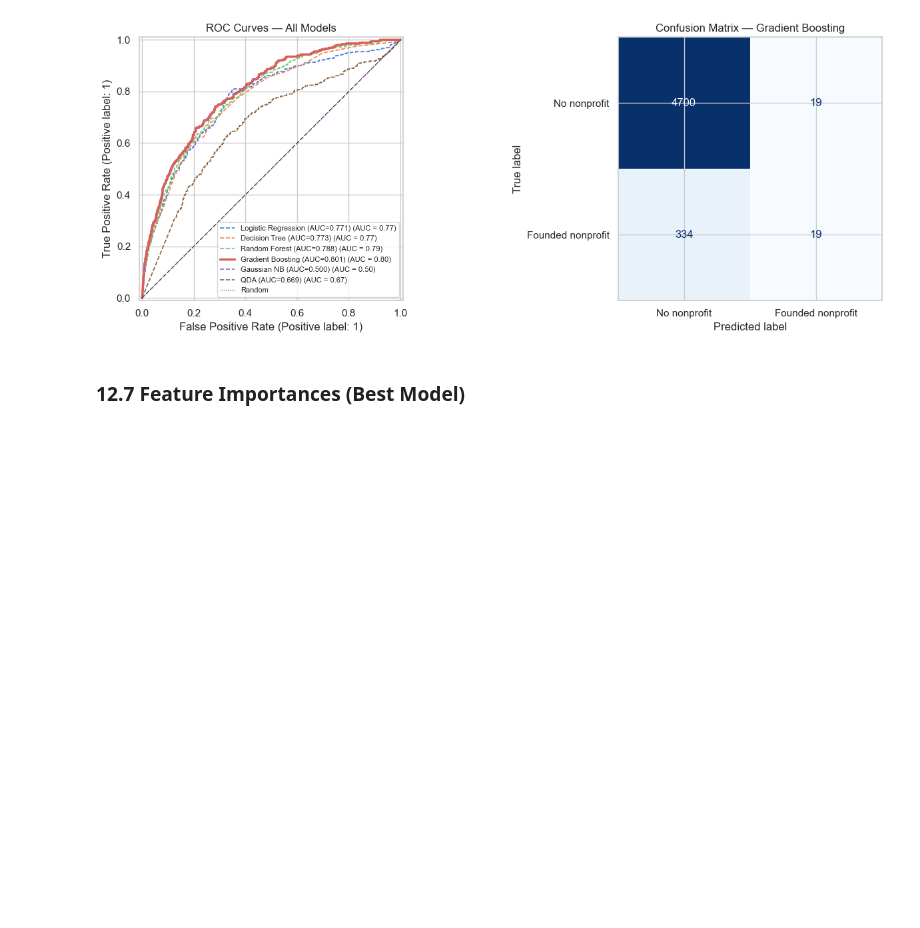
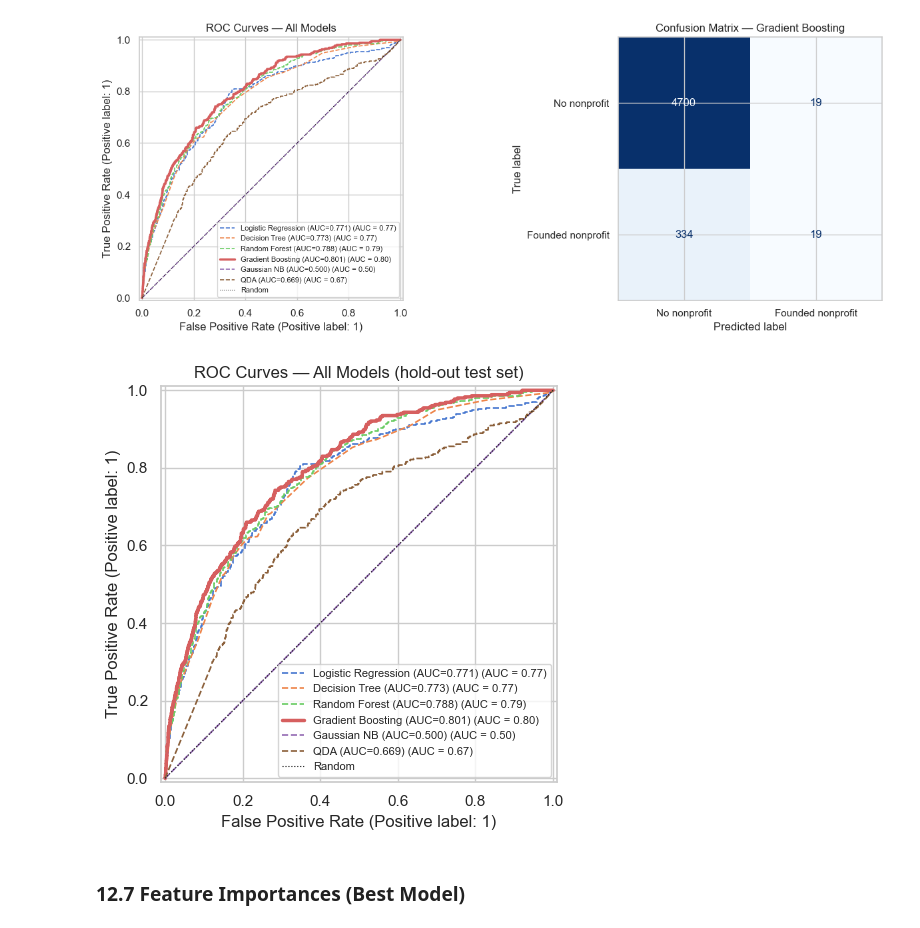
Before and after one commit to void-david/my8voRetoIA, a Jupyter notebook: social_org_prediction_pipeline.ipynb, the cells around one changed output. Drawn from its saved outputs; the diff is of its cells as text; code cells hidden in the pictures; blank space fills up the shorter version.

```diff
--- a/social_org_prediction_pipeline.ipynb
+++ b/social_org_prediction_pipeline.ipynb
@@ -1397,6 +1413,27 @@ plt.tight_layout()
 plt.show()
 # %% [output]
 [figure]
+# %%
+# ROC curves only — saved separately for the paper
+fig, ax = plt.subplots(figsize=(7, 5))
+for name, pipe in models.items():
+    proba = pipe.predict_proba(X_test)[:, 1]
+    auc   = roc_auc_score(y_test, proba)
+    lw    = 2.5 if name == best_name else 1.2
+    ls    = '-'  if name == best_name else '--'
+    RocCurveDisplay.from_predictions(
+        y_test, proba,
+        name=f'{name} (AUC={auc:.3f})',
+        ax=ax, lw=lw, linestyle=ls
+    )
+ax.plot([0, 1], [0, 1], 'k:', linewidth=0.8, label='Random')
+ax.set_title('ROC Curves \u2014 All Models (hold-out test set)')
+ax.legend(fontsize=8, loc='lower right')
+plt.tight_layout()
+plt.savefig('images/only_roc_auc.png', dpi=150, bbox_inches='tight')
+plt.show()
+# %% [output]
+[figure, added]
 # %% [markdown]
 ### 12.7 Feature Importances (Best Model)
 # %%
```
Also changed, not shown: parts of 23 cells of this notebook, 36 other files.
